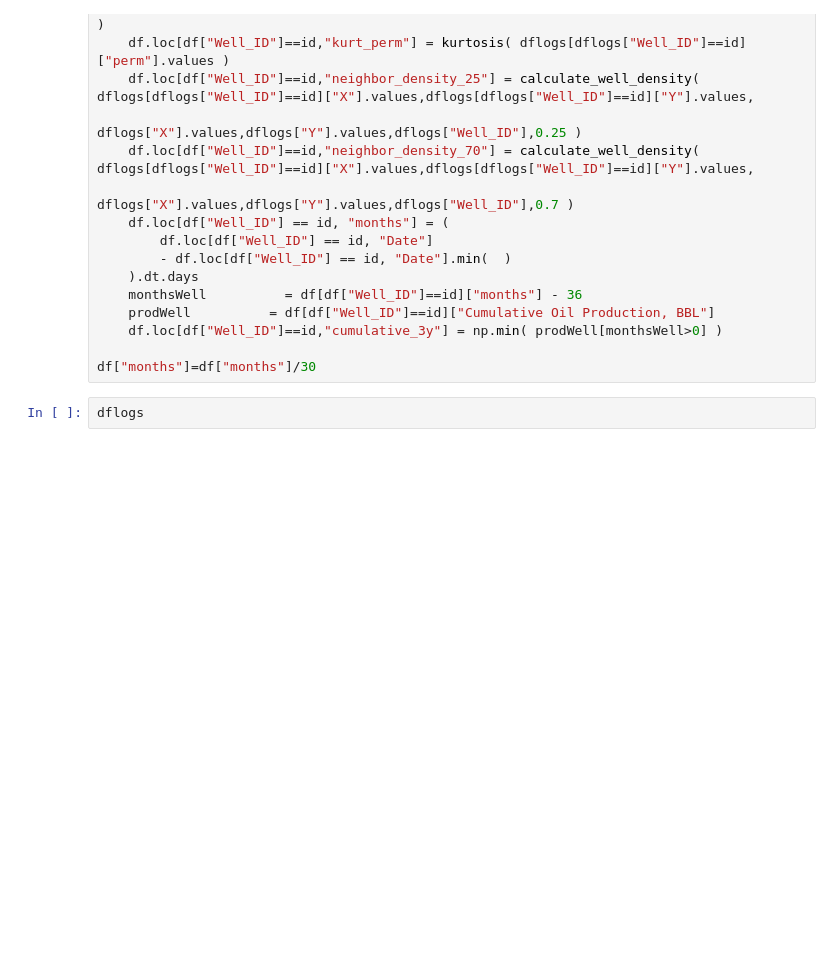
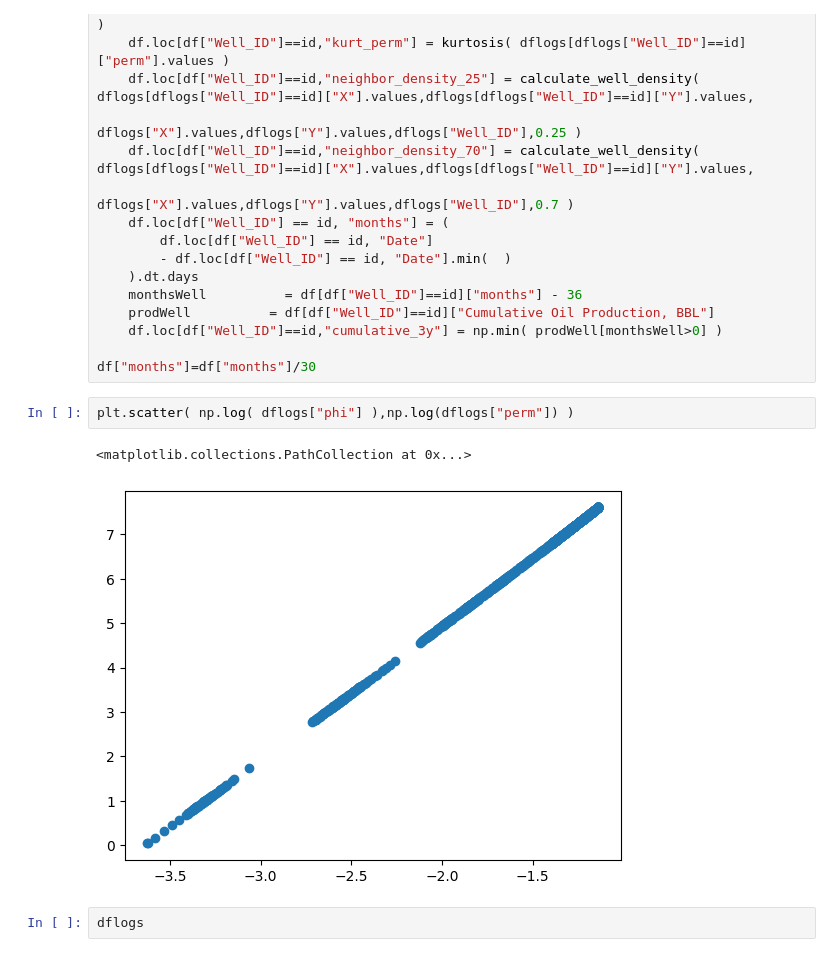
Before and after one commit to acmontesh/Energ-AI-z, a Jupyter notebook: Production_analysis.ipynb, the cells around one changed output. Saved outputs shown, nothing was run; the diff lists cells and outputs as text; blank space fills up the shorter version.

```diff
--- a/Production_analysis.ipynb
+++ b/Production_analysis.ipynb
@@ -128,6 +128,11 @@ for id in np.unique(dflogs["Well_ID"]):
     df.loc[df["Well_ID"]==id,"cumulative_3y"] = np.min( prodWell[monthsWell>0] )
 
 df["months"]=df["months"]/30
+# %%
+plt.scatter( np.log( dflogs["phi"] ),np.log(dflogs["perm"]) )
+# %% [output]
+<matplotlib.collections.PathCollection at 0x...>
+[figure, added]
 # %%
 dflogs
 # %% [output]
```
